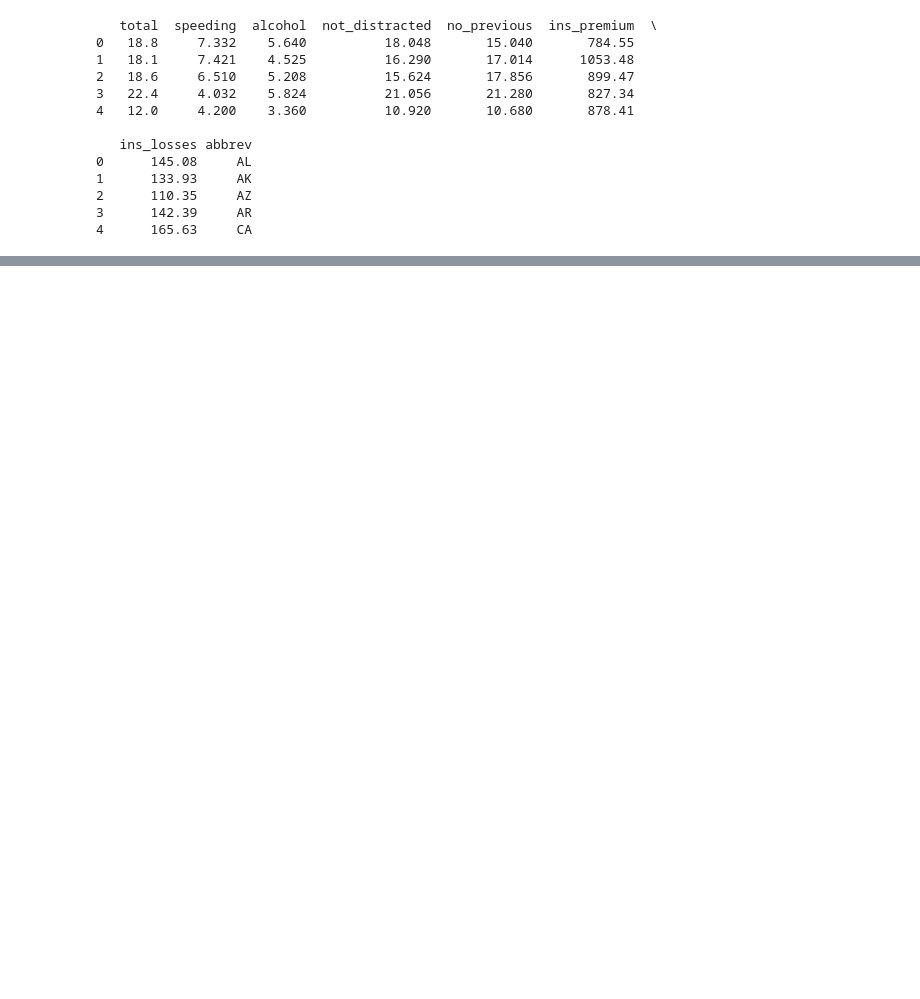
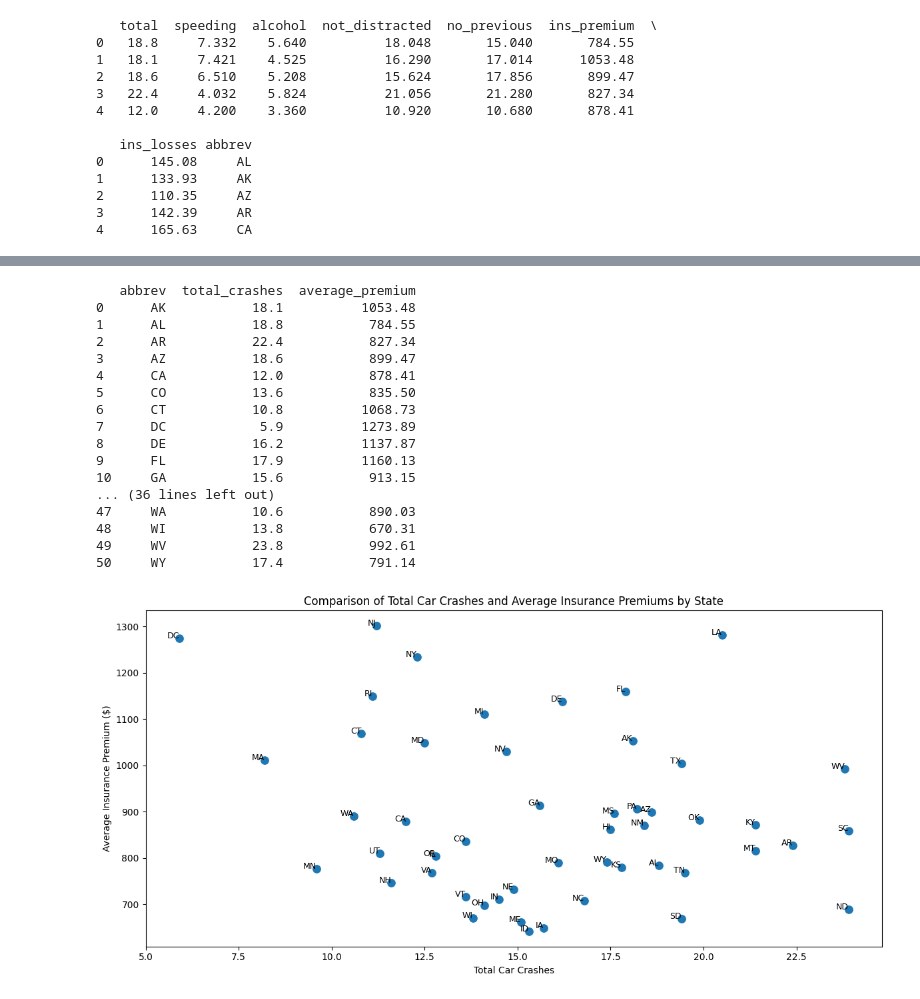
Before and after one commit to edgarsuarez9/datafun-06-eda, a Jupyter notebook: suarez_eda.ipynb, the cells around one changed output, grey strips where cells are left out. Cells and saved outputs as stored; diff of their text form; code cells hidden in the pictures; blank space fills up the shorter version.

```diff
--- a/suarez_eda.ipynb
+++ b/suarez_eda.ipynb
@@ -31,0 +143,44 @@ print(df.head())
+# %%
+# Group by state abbreviation to calculate total crashes and average insurance premium
+state_totals = df.groupby('abbrev').agg(total_crashes=('total', 'sum'), average_premium=('ins_premium', 'mean')).reset_index()
+
+# Display the resulting DataFrame
+print(state_totals)
+
+# Plotting
+plt.figure(figsize=(12, 6))
+sns.scatterplot(data=state_totals, x='total_crashes', y='average_premium', palette='viridis', s=100)
+
+# Adding titles and labels
+plt.title('Comparison of Total Car Crashes and Average Insurance Premiums by State')
+plt.xlabel('Total Car Crashes')
+plt.ylabel('Average Insurance Premium ($)')
+
+# Annotate each point with the state abbreviation
+for i in range(state_totals.shape[0]):
+    plt.annotate(state_totals['abbrev'][i],
+                 (state_totals['total_crashes'][i], state_totals['average_premium'][i]),
+                 fontsize=9,
+                 ha='right')
+
+plt.tight_layout()  # Adjust layout to fit labels
+plt.show()
+# %% [output]
+   abbrev  total_crashes  average_premium
+0      AK           18.1          1053.48
+1      AL           18.8           784.55
+2      AR           22.4           827.34
+3      AZ           18.6           899.47
+4      CA           12.0           878.41
+5      CO           13.6           835.50
+6      CT           10.8          1068.73
+7      DC            5.9          1273.89
+8      DE           16.2          1137.87
+9      FL           17.9          1160.13
+10     GA           15.6           913.15
+... (36 lines left out)
+47     WA           10.6           890.03
+48     WI           13.8           670.31
+49     WV           23.8           992.61
+50     WY           17.4           791.14
+[figure, added]
```
Also changed, not shown: parts of 12 cells of this notebook.
